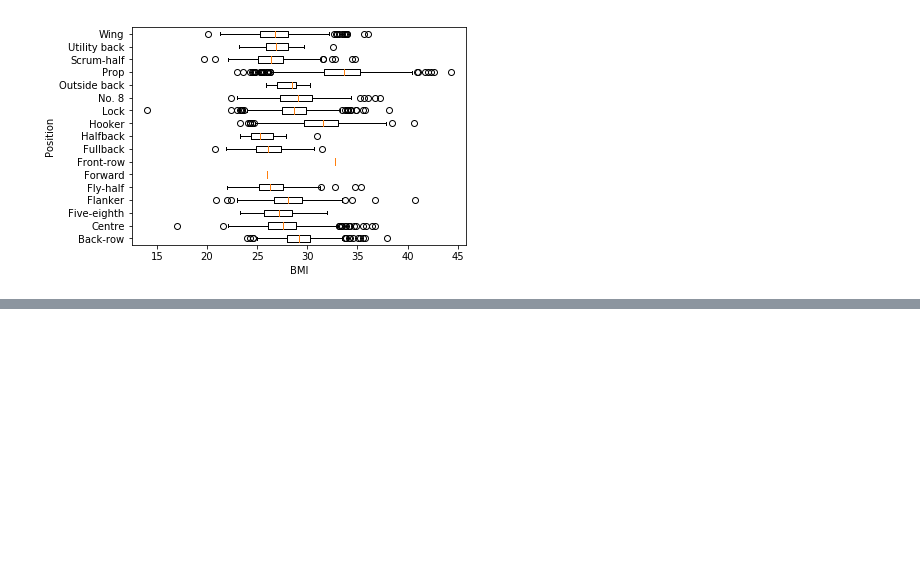
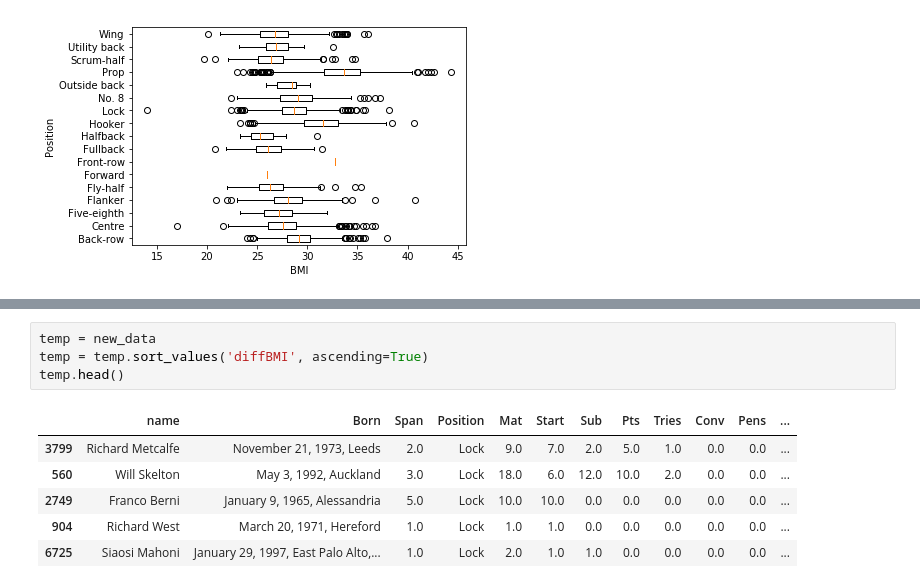
Before and after one commit to rimever/RugbyAnalyze, a Jupyter notebook: bmi_group_by_position.ipynb, the cells around one changed output, grey strips where cells are left out. Drawn from its saved outputs; the diff is of its cells as text; blank space fills up the shorter version.

```diff
--- a/bmi_group_by_position.ipynb
+++ b/bmi_group_by_position.ipynb
@@ -168,0 +182,11 @@ plt.show()
+# %%
+temp = new_data
+temp = temp.sort_values('diffBMI', ascending=True)
+temp.head()
+# %% [output]
+|  | name | Born | Span | Position | Mat | Start | Sub | Pts | Tries | Conv | Pens | ... |
+| 3799 | Richard Metcalfe | November 21, 1973, Leeds | 2.0 | Lock | 9.0 | 7.0 | 2.0 | 5.0 | 1.0 | 0.0 | 0.0 | ... |
+| 560 | Will Skelton | May 3, 1992, Auckland | 3.0 | Lock | 18.0 | 6.0 | 12.0 | 10.0 | 2.0 | 0.0 | 0.0 | ... |
+| 2749 | Franco Berni | January 9, 1965, Alessandria | 5.0 | Lock | 10.0 | 10.0 | 0.0 | 0.0 | 0.0 | 0.0 | 0.0 | ... |
+| 904 | Richard West | March 20, 1971, Hereford | 1.0 | Lock | 1.0 | 1.0 | 0.0 | 0.0 | 0.0 | 0.0 | 0.0 | ... |
+| 6725 | Siaosi Mahoni | January 29, 1997, East Palo Alto,... | 1.0 | Lock | 2.0 | 1.0 | 1.0 | 0.0 | 0.0 | 0.0 | 0.0 | ... |
```
Also changed, not shown: parts of 6 cells of this notebook.
